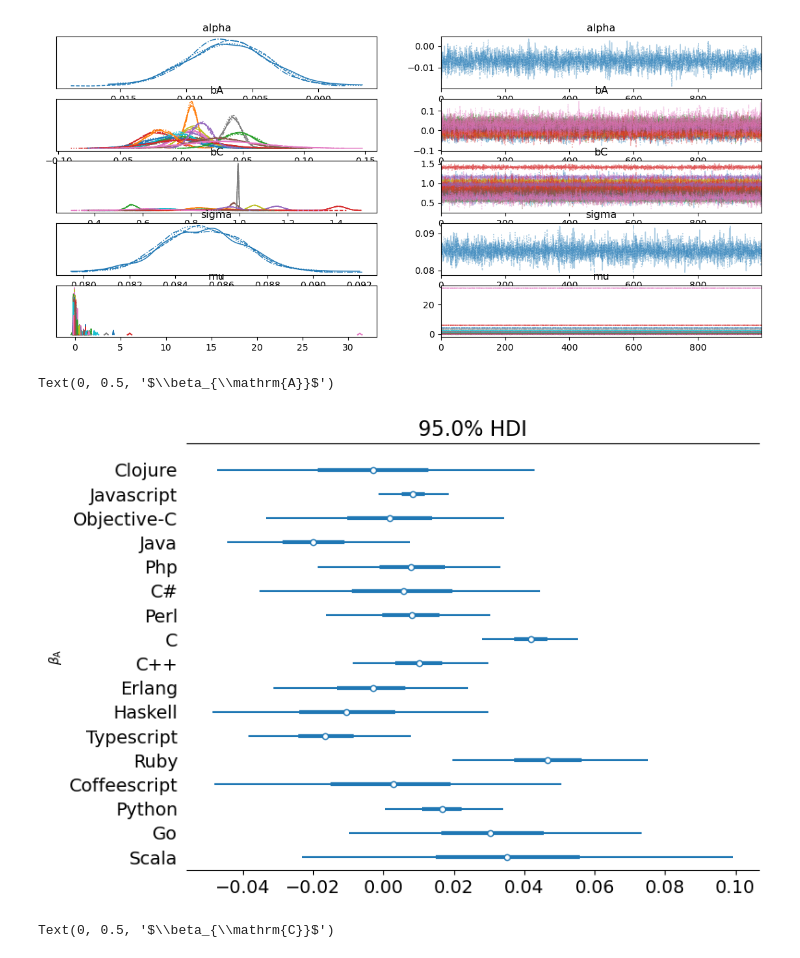
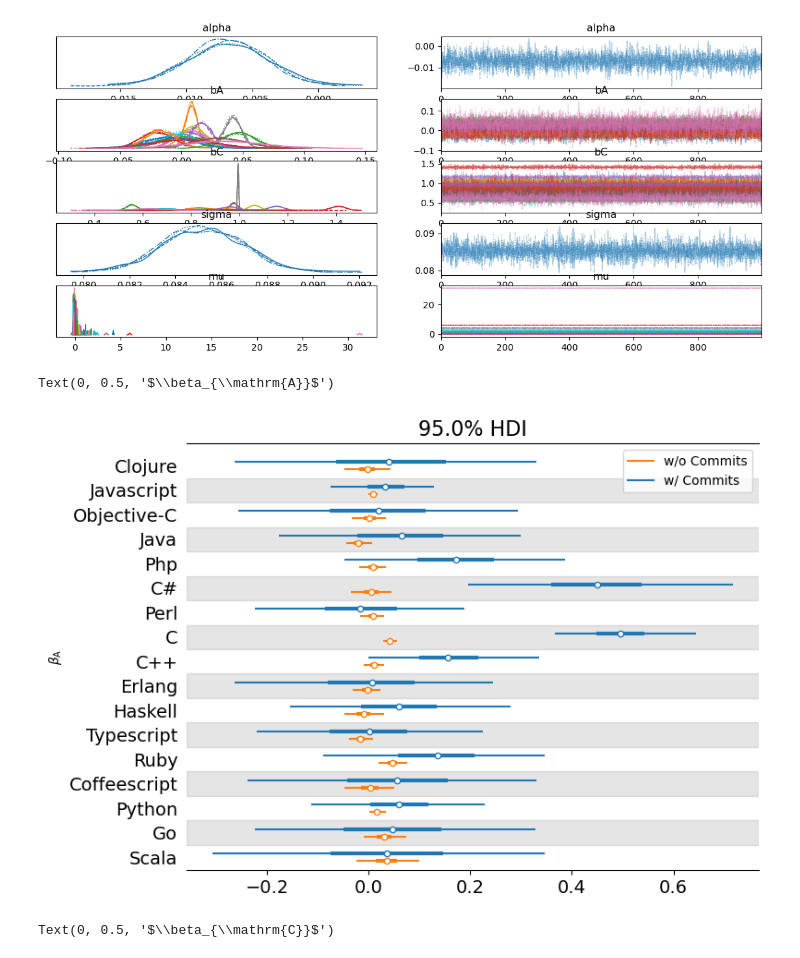
Before and after one commit to ah140797/PPExam24, a Jupyter notebook: anders.ipynb, the cells around one changed output. Cells and saved outputs as stored; diff of their text form; code cells hidden in the pictures.

```diff
--- a/anders.ipynb
+++ b/anders.ipynb
@@ -461,13 +461,13 @@ array([[<Axes: title={'center': 'alpha'}>,
 [figure]
 # %%
 _,ax = plt.subplots(figsize=(8,6))
-pm.plot_forest(h3_normal_trace, var_names=['bA'], hdi_prob=.95, combined=True, ax=ax);
+pm.plot_forest((h2_normal_trace, h3_normal_trace), model_names=['w/ Commits', 'w/o Commits'],var_names=['bA'], hdi_prob=.95, combined=True, ax=ax);
 forest_languages = list(range(16, -1, -1))
 ax.set_yticklabels(languages.take(forest_languages));
 ax.set_ylabel(r"$\beta_{\mathrm{A}}$")
 # %% [output]
 Text(0, 0.5, '$\\beta_{\\mathrm{A}}$')
-[figure, old version]
+[figure, new version]
 # %%
 #pm.plot_forest(h3_normal_trace, var_names=['alpha','bA', 'bC'], hdi_prob=.95, combined=True);
 #forest_languages = list(range(17))
```
